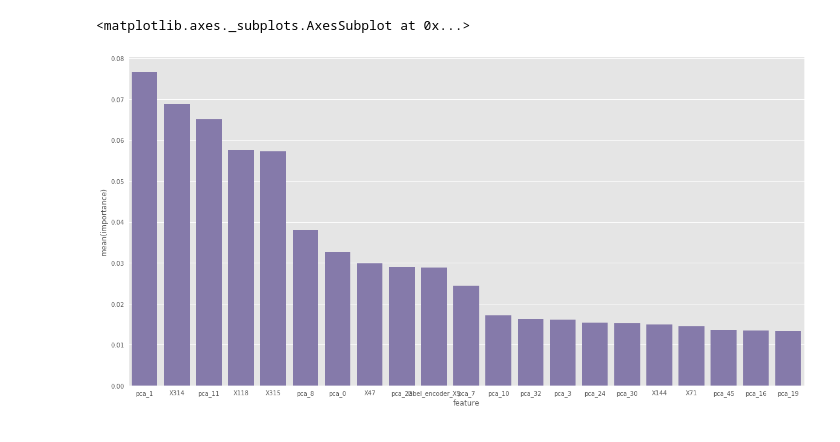
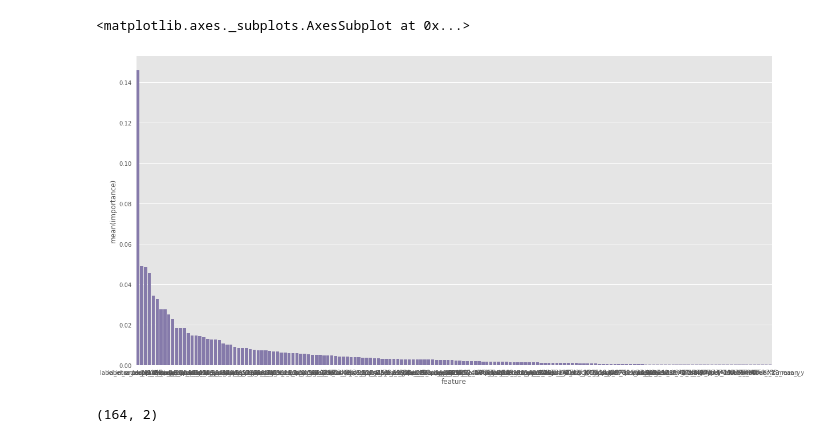
Before and after one commit to SunnyMarkLiu/Kaggle_Mercedes_Benz, a Jupyter notebook: features/Features_Importance.ipynb, the cells around one changed output. Saved outputs shown, nothing was run; the diff lists cells and outputs as text; code cells hidden in the pictures.

```diff
--- a/features/Features_Importance.ipynb
+++ b/features/Features_Importance.ipynb
@@ -120,7 +120,11 @@ def importance_XGB(clf):
 impdf = importance_XGB(model)
 # %%
 plt.figure(figsize=(20, 10))
-sns.barplot(x='feature', y='importance', data=impdf.loc[:20, :], color=color[3])
+sns.barplot(x='feature', y='importance', data=impdf.loc[:, :], color=color[3])
 # %% [output]
 <matplotlib.axes._subplots.AxesSubplot at 0x...>
-[figure, old version]
+[figure, new version]
+# %%
+print impdf.shape
+# %% [output]
+(164, 2)
```
Also changed, not shown: parts of 3 cells of this notebook, 2 other files.
